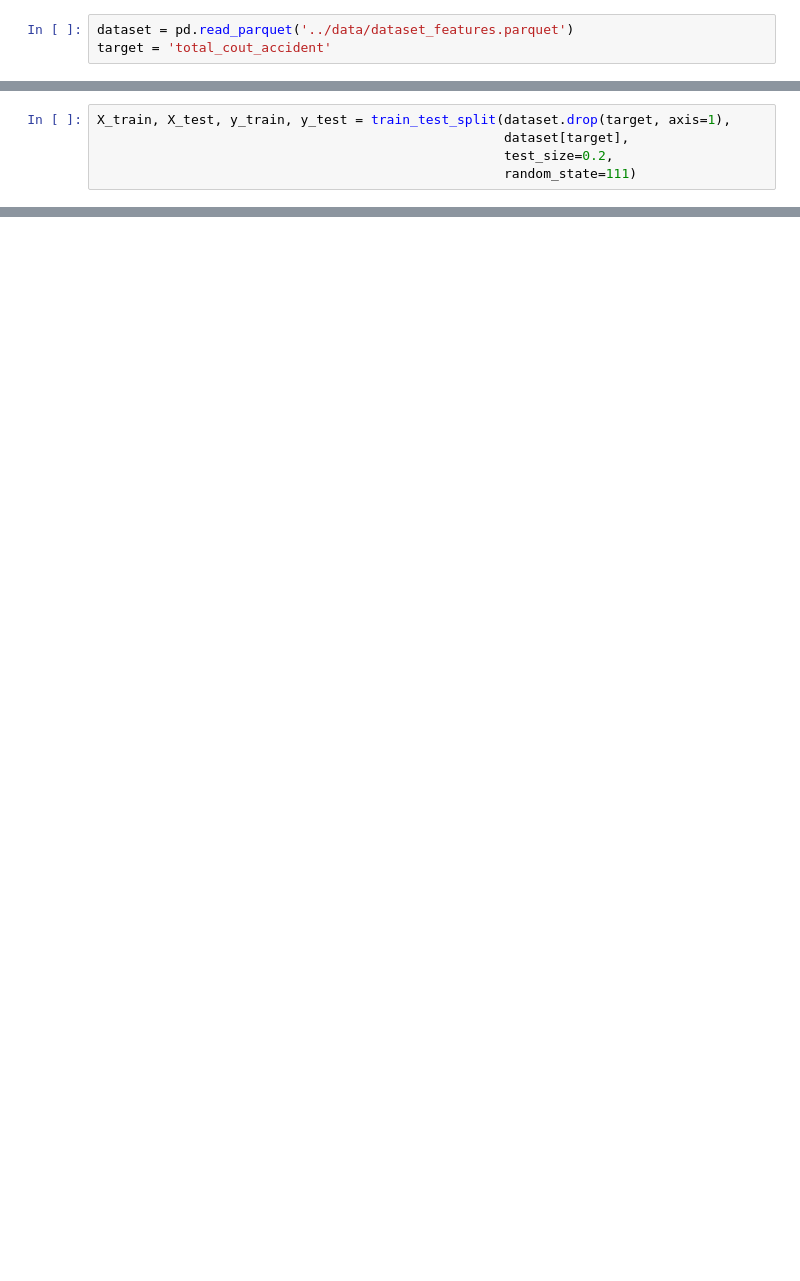
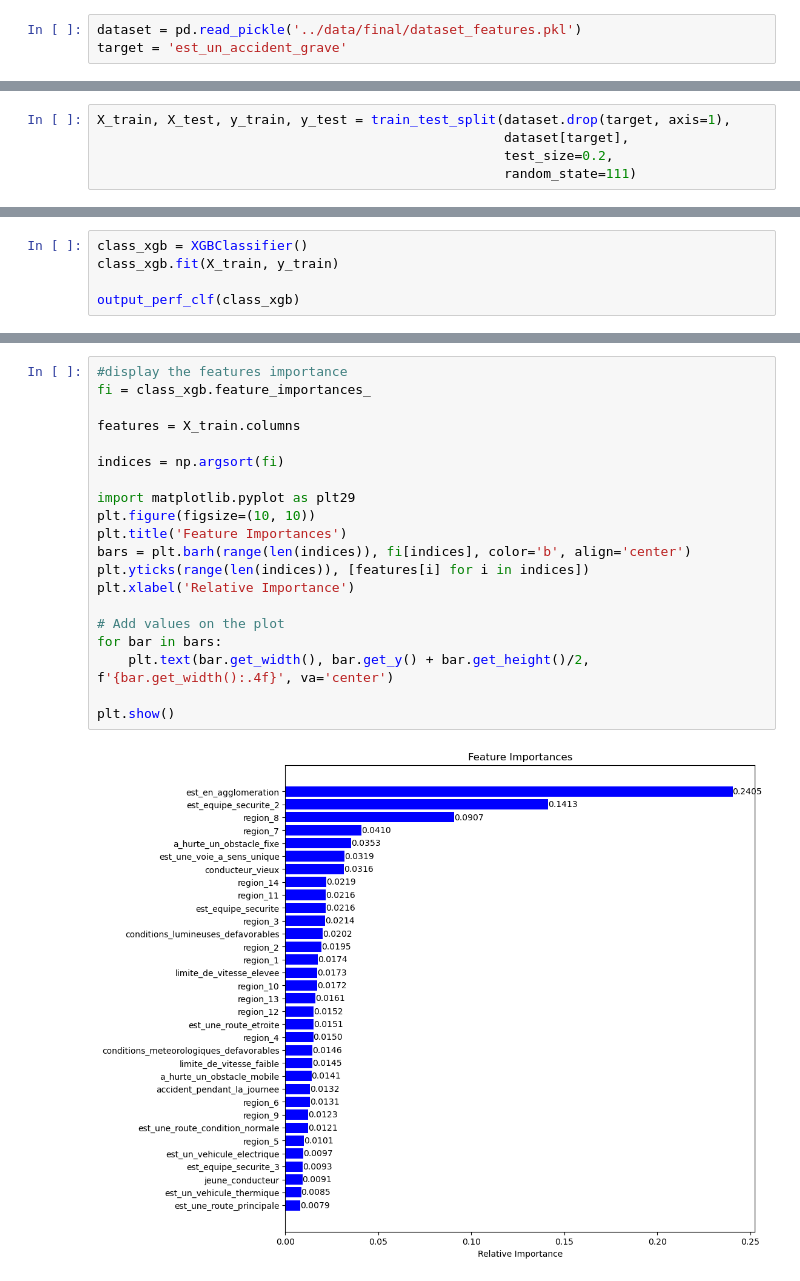
Before and after one commit to cmnemoi/prediction_profils_accidents_graves, a Jupyter notebook: notebooks/04_training_model.ipynb, the cells around one changed output, grey strips where cells are left out. Drawn from its saved outputs; the diff is of its cells as text; blank space fills up the shorter version.

Commit message:
v2 trainig with classifier

```diff
--- a/notebooks/04_training_model.ipynb
+++ b/notebooks/04_training_model.ipynb
@@ -21,3 +18,3 @@ from xgboost import XGBRegressor
 # %%
-dataset = pd.read_parquet('../data/dataset_features.parquet')
-target = 'total_cout_accident'
+dataset = pd.read_pickle('../data/final/dataset_features.pkl')
+target = 'est_un_accident_grave'
@@ -48,0 +41,5 @@ X_train, X_test, y_train, y_test = train_test_split(dataset.drop(target, axis=1)
+# %%
+class_xgb = XGBClassifier()
+class_xgb.fit(X_train, y_train)
+
+output_perf_clf(class_xgb)
@@ -48,0 +62,22 @@ X_train, X_test, y_train, y_test = train_test_split(dataset.drop(target, axis=1)
+# %%
+#display the features importance
+fi = class_xgb.feature_importances_
+
+features = X_train.columns
+
+indices = np.argsort(fi)
+
+import matplotlib.pyplot as plt29
+plt.figure(figsize=(10, 10))
+plt.title('Feature Importances')
+bars = plt.barh(range(len(indices)), fi[indices], color='b', align='center')
+plt.yticks(range(len(indices)), [features[i] for i in indices])
+plt.xlabel('Relative Importance')
+
+# Add values on the plot
+for bar in bars:
+    plt.text(bar.get_width(), bar.get_y() + bar.get_height()/2, f'{bar.get_width():.4f}', va='center')
+
+plt.show()
+# %% [output]
+[figure, added]
```
Also changed, not shown: parts of 18 cells of this notebook, 1 other file.
